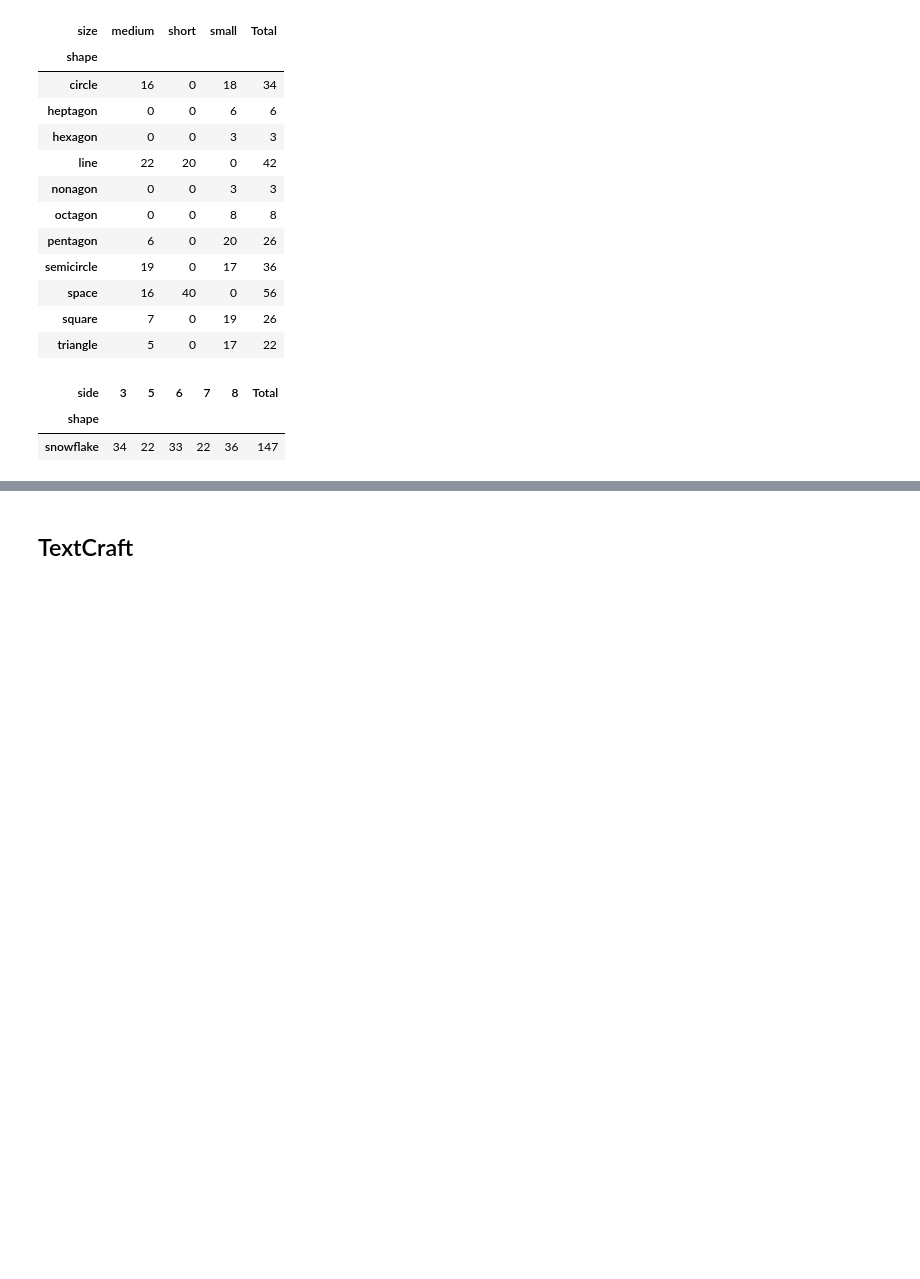
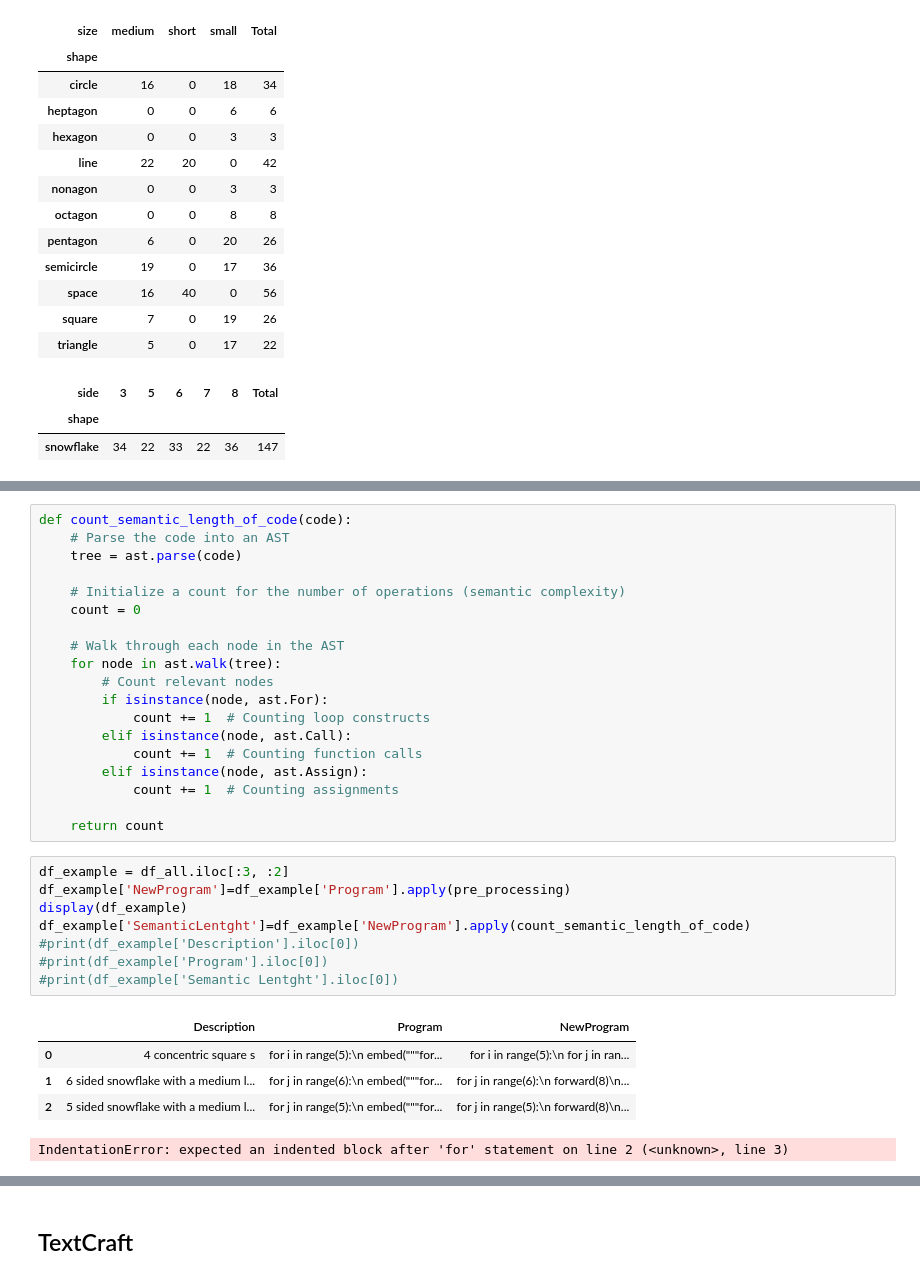
Before and after one commit to ruthchy/llm-generalization-program-synthesis, a Jupyter notebook: programs_DSL.ipynb, the cells around one changed output, grey strips where cells are left out. Cells and saved outputs as stored; diff of their text form; blank space fills up the shorter version.

```diff
--- a/programs_DSL.ipynb
+++ b/programs_DSL.ipynb
@@ -670,0 +752,33 @@ display(my_pivot_table(result_df, 'shape', 'side', columns))
+# %%
+def count_semantic_length_of_code(code):
+    # Parse the code into an AST
+    tree = ast.parse(code)
+
+    # Initialize a count for the number of operations (semantic complexity)
+    count = 0
+
+    # Walk through each node in the AST
+    for node in ast.walk(tree):
+        # Count relevant nodes
+        if isinstance(node, ast.For):
+            count += 1  # Counting loop constructs
+        elif isinstance(node, ast.Call):
+            count += 1  # Counting function calls
+        elif isinstance(node, ast.Assign):
+            count += 1  # Counting assignments
+
+    return count
+# %%
+df_example = df_all.iloc[:3, :2]
+df_example['NewProgram']=df_example['Program'].apply(pre_processing)
+display(df_example)
+df_example['SemanticLentght']=df_example['NewProgram'].apply(count_semantic_length_of_code)
+#print(df_example['Description'].iloc[0])
+#print(df_example['Program'].iloc[0])
+#print(df_example['Semantic Lentght'].iloc[0])
+# %% [output]
+|  | Description | Program | NewProgram |
+| 0 | 4 concentric square s | for i in range(5):\n embed("""for... | for i in range(5):\n for j in ran... |
+| 1 | 6 sided snowflake with a medium l... | for j in range(6):\n embed("""for... | for j in range(6):\n forward(8)\n... |
+| 2 | 5 sided snowflake with a medium l... | for j in range(5):\n embed("""for... | for j in range(5):\n forward(8)\n... |
+IndentationError: expected an indented block after 'for' statement on line 2 (<unknown>, line 3)
```
Also changed, not shown: parts of 10 cells of this notebook.
